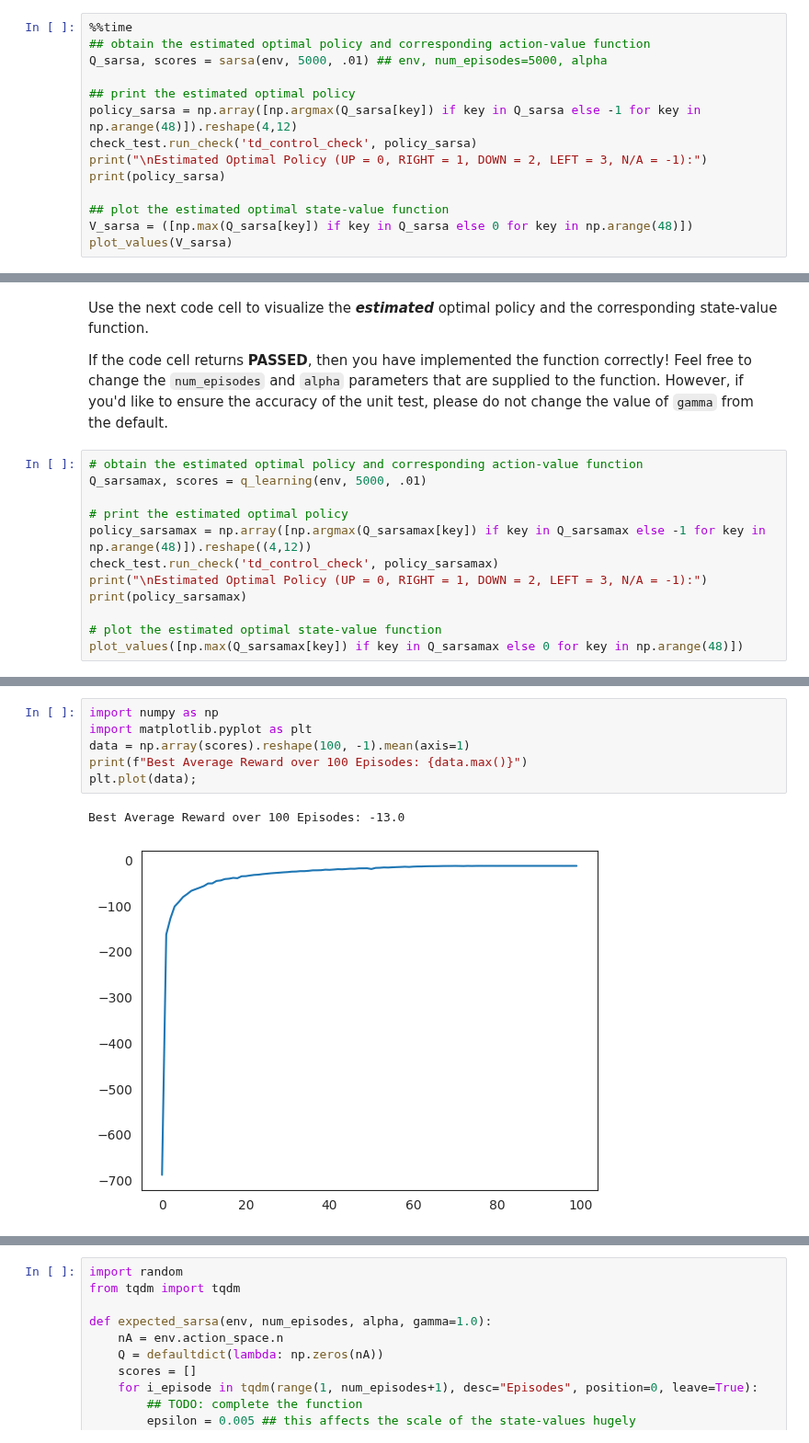
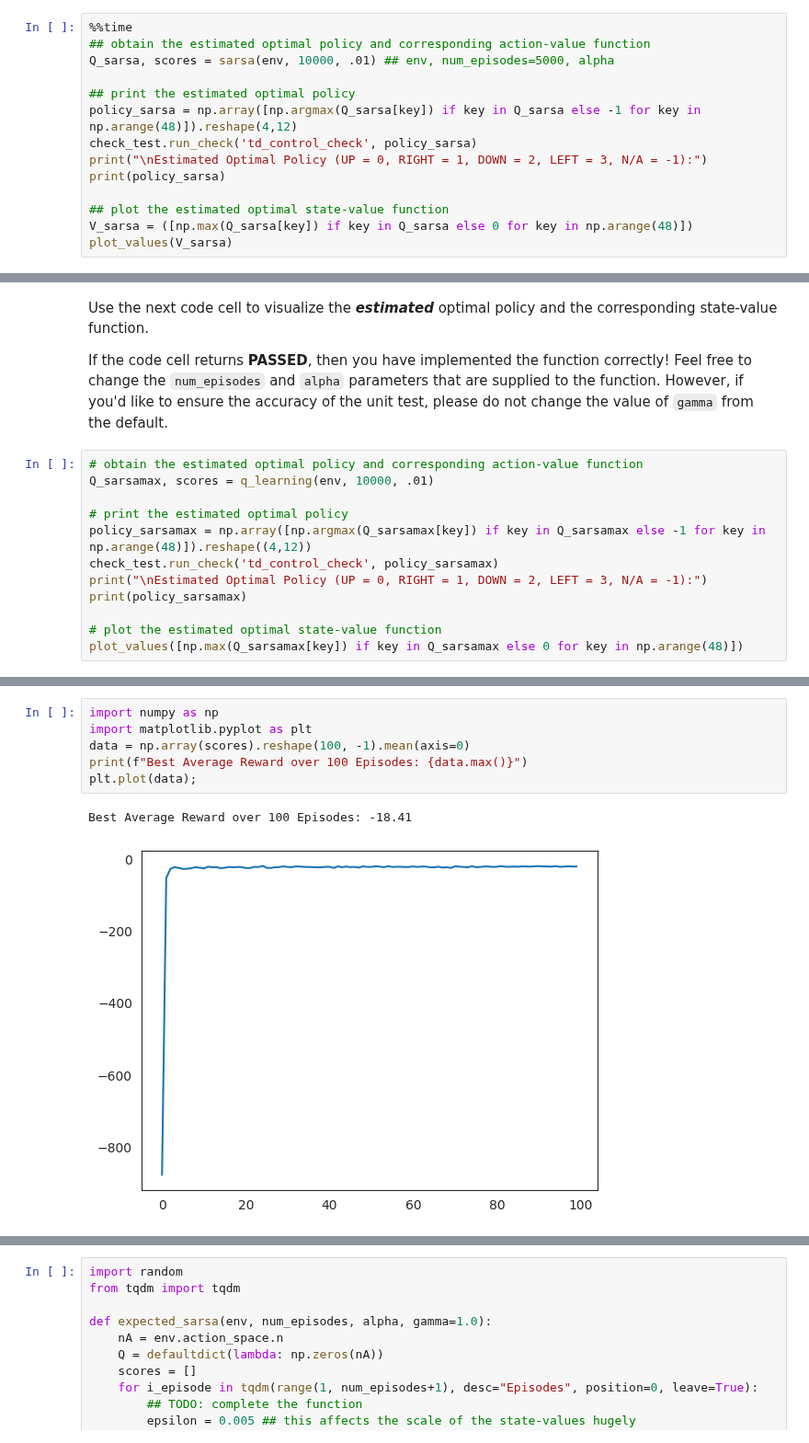
Before and after one commit to Nov05/Google-Colaboratory, a Jupyter notebook: 20231229_Temporal_Difference.ipynb, the cells around one changed output, grey strips where cells are left out. Shown at 92% size. Cells and saved outputs as stored; diff of their text form.

```diff
--- a/20231229_Temporal_Difference.ipynb
+++ b/20231229_Temporal_Difference.ipynb
@@ -189,7 +189,7 @@ If the code cell returns **PASSED**, then you have implemented the function corr
 # %%
 %%time
 ## obtain the estimated optimal policy and corresponding action-value function
-Q_sarsa, scores = sarsa(env, 5000, .01) ## env, num_episodes=5000, alpha
+Q_sarsa, scores = sarsa(env, 10000, .01) ## env, num_episodes=5000, alpha
 
 ## print the estimated optimal policy
 policy_sarsa = np.array([np.argmax(Q_sarsa[key]) if key in Q_sarsa else -1 for key in np.arange(48)]).reshape(4,12)
@@ -290,7 +290,7 @@ Use the next code cell to visualize the **_estimated_** optimal policy and the c
 If the code cell returns **PASSED**, then you have implemented the function correctly!  Feel free to change the `num_episodes` and `alpha` parameters that are supplied to the function.  However, if you'd like to ensure the accuracy of the unit test, please do not change the value of `gamma` from the default.
 # %%
 # obtain the estimated optimal policy and corresponding action-value function
-Q_sarsamax, scores = q_learning(env, 5000, .01)
+Q_sarsamax, scores = q_learning(env, 10000, .01)
 
 # print the estimated optimal policy
 policy_sarsamax = np.array([np.argmax(Q_sarsamax[key]) if key in Q_sarsamax else -1 for key in np.arange(48)]).reshape((4,12))
@@ -311,12 +311,12 @@ Estimated Optimal Policy (UP = 0, RIGHT = 1, DOWN = 2, LEFT = 3, N/A = -1):
 # %%
 import numpy as np
 import matplotlib.pyplot as plt
-data = np.array(scores).reshape(100, -1).mean(axis=1)
+data = np.array(scores).reshape(100, -1).mean(axis=0)
 print(f"Best Average Reward over 100 Episodes: {data.max()}")
 plt.plot(data);
 # %% [output]
-Best Average Reward over 100 Episodes: -13.0
+Best Average Reward over 100 Episodes: -18.41
-[figure, old version]
+[figure, new version]
 # %% [markdown]
 ### Part 3: TD Control: Expected Sarsa
 
```
Also changed, not shown: parts of 4 cells of this notebook.
